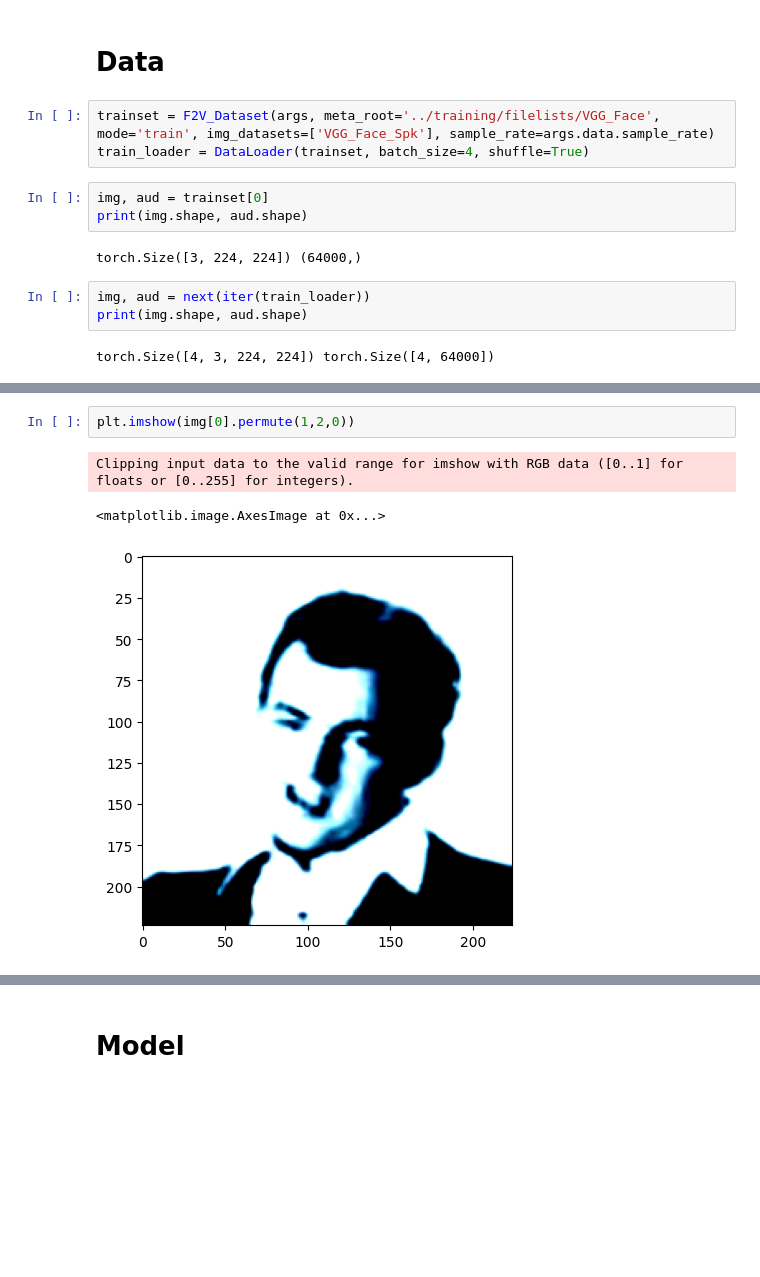
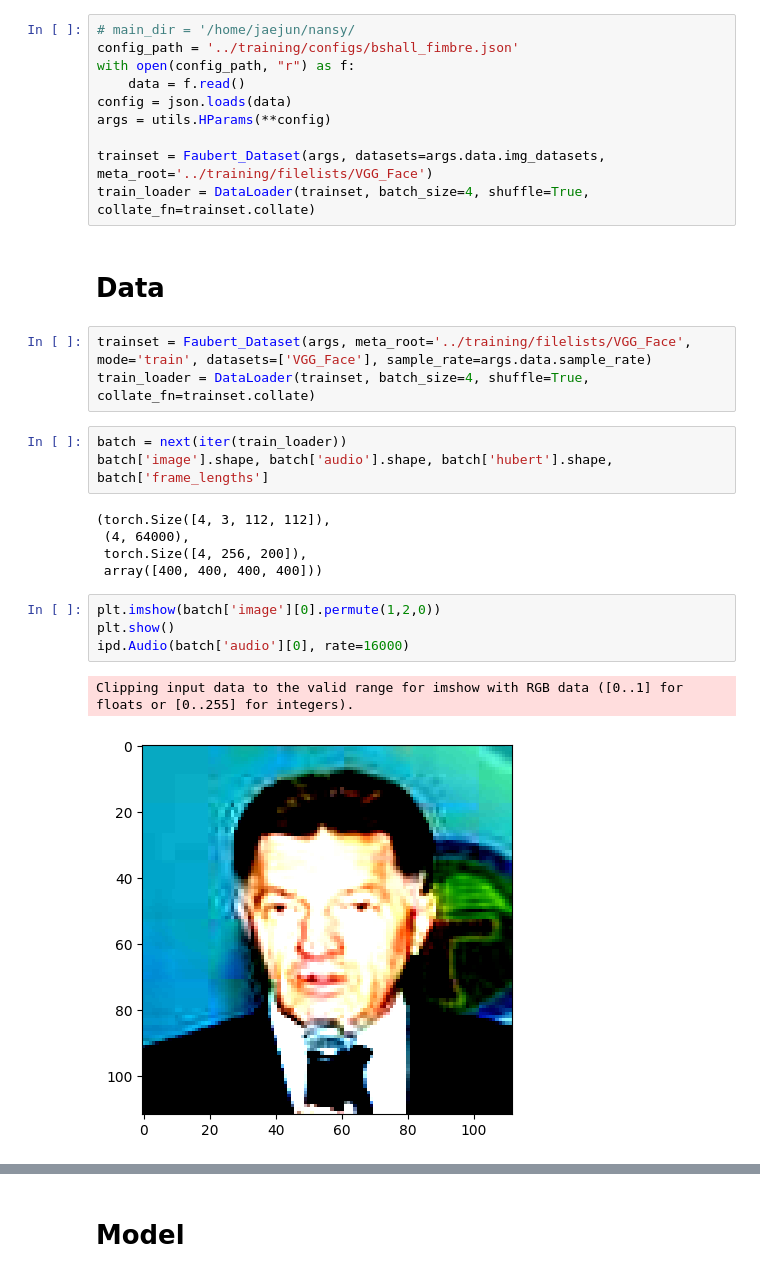
Before and after one commit to jaejunL/HYFace, a Jupyter notebook: jupyter/f2v_model_maker.ipynb, the cells around one changed output, grey strips where cells are left out. Saved outputs shown, nothing was run; the diff lists cells and outputs as text; blank space fills up the shorter version.

```diff
--- a/jupyter/f2v_model_maker.ipynb
+++ b/jupyter/f2v_model_maker.ipynb
@@ -46,15 +41,30 @@ args = utils.HParams(**config)
+# %%
+# main_dir = '/home/jaejun/nansy/
+config_path = '../training/configs/bshall_fimbre.json'
+with open(config_path, "r") as f:
+    data = f.read()
+config = json.loads(data)
+args = utils.HParams(**config)
+
+trainset = Faubert_Dataset(args, datasets=args.data.img_datasets, meta_root='../training/filelists/VGG_Face')
+train_loader = DataLoader(trainset, batch_size=4, shuffle=True, collate_fn=trainset.collate)
 # %% [markdown]
 # Data
 # %%
-trainset = F2V_Dataset(args, meta_root='../training/filelists/VGG_Face', mode='train', img_datasets=['VGG_Face_Spk'], sample_rate=args.data.sample_rate)
-train_loader = DataLoader(trainset, batch_size=4, shuffle=True)
+trainset = Faubert_Dataset(args, meta_root='../training/filelists/VGG_Face', mode='train', datasets=['VGG_Face'], sample_rate=args.data.sample_rate)
+train_loader = DataLoader(trainset, batch_size=4, shuffle=True, collate_fn=trainset.collate)
 # %%
-img, aud = trainset[0]
-print(img.shape, aud.shape)
+batch = next(iter(train_loader))
+batch['image'].shape, batch['audio'].shape, batch['hubert'].shape, batch['frame_lengths']
 # %% [output]
-torch.Size([3, 224, 224]) (64000,)
+(torch.Size([4, 3, 112, 112]),
+ (4, 64000),
+ torch.Size([4, 256, 200]),
+ array([400, 400, 400, 400]))
 # %%
-img, aud = next(iter(train_loader))
-print(img.shape, aud.shape)
+plt.imshow(batch['image'][0].permute(1,2,0))
+plt.show()
+ipd.Audio(batch['audio'][0], rate=16000)
 # %% [output]
-torch.Size([4, 3, 224, 224]) torch.Size([4, 64000])
+Clipping input data to the valid range for imshow with RGB data ([0..1] for floats or [0..255] for integers).
+[figure, added]
@@ -61,6 +71,0 @@ torch.Size([4, 3, 224, 224]) torch.Size([4, 64000])
-# %%
-plt.imshow(img[0].permute(1,2,0))
-# %% [output]
-Clipping input data to the valid range for imshow with RGB data ([0..1] for floats or [0..255] for integers).
-<matplotlib.image.AxesImage at 0x...>
-[figure, removed]
```
Also changed, not shown: parts of 57 cells of this notebook, 35 other files.
